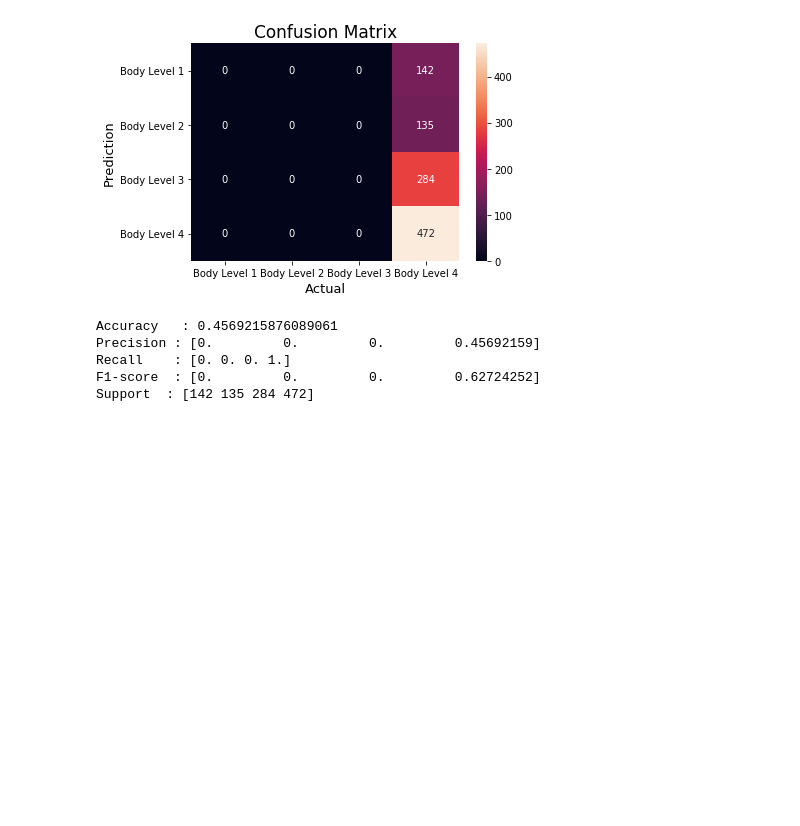
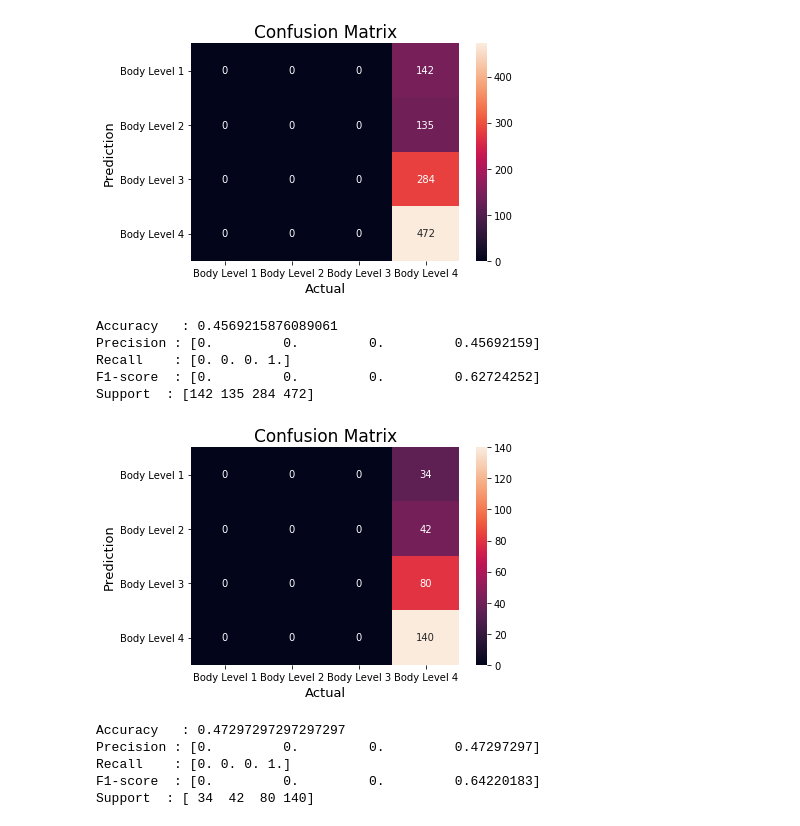
Before and after one commit to AhmadJamal01/Body-Level-Classification, a Jupyter notebook: analyze_data.ipynb, the cells around one changed output. Drawn from its saved outputs; the diff is of its cells as text; code cells hidden in the pictures; blank space fills up the shorter version.

```diff
--- a/analyze_data.ipynb
+++ b/analyze_data.ipynb
@@ -104,3 +104,37 @@ Precision : [0.         0.         0.         0.45692159]
 Recall    : [0. 0. 0. 1.]
 F1-score  : [0.         0.         0.         0.62724252]
 Support  : [142 135 284 472]
+# %%
+df_val = pd.read_csv('data/val.csv')
+y_true = list(df_val['Body_Level'])
+y_pred = [max_label] * len(df_val.index)
+# %%
+# Compute the confusion matrix.
+cm = confusion_matrix(y_true,y_pred)
+# Plot the confusion matrix.
+labels = list(set(y_true))
+labels.sort()
+sns.heatmap(cm, annot=True, fmt='g', xticklabels=labels, yticklabels=labels)
+plt.ylabel('Prediction',fontsize=13)
+plt.xlabel('Actual',fontsize=13)
+plt.title('Confusion Matrix',fontsize=17)
+plt.show()
+# %% [output]
+[figure, added]
+# %%
+# Finding the accuracy.
+accuracy = accuracy_score(y_true,y_pred)
+print("Accuracy   :", accuracy)
+
+# Finding precision and recall
+precision, recall, F1_score, support = score(y_true,y_pred)
+print("Precision :", precision)
+print("Recall    :", recall)
+print("F1-score  :", F1_score)
+print("Support  :", support)
+# %% [output]
+Accuracy   : 0.47297297297297297
+Precision : [0.         0.         0.         0.47297297]
+Recall    : [0. 0. 0. 1.]
+F1-score  : [0.         0.         0.         0.64220183]
+Support  : [ 34  42  80 140]
```
Also changed, not shown: 2 other files.
